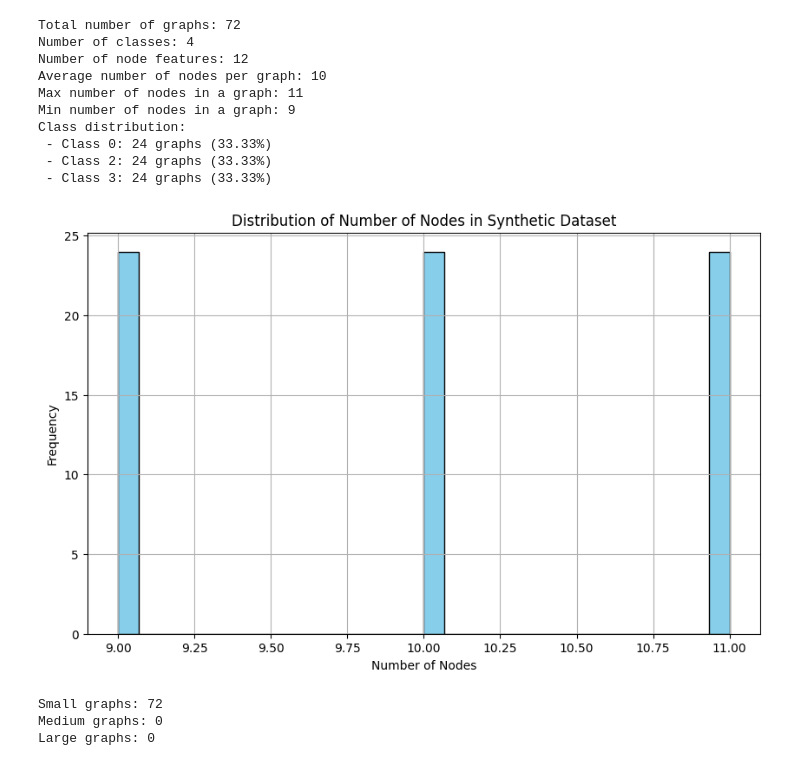
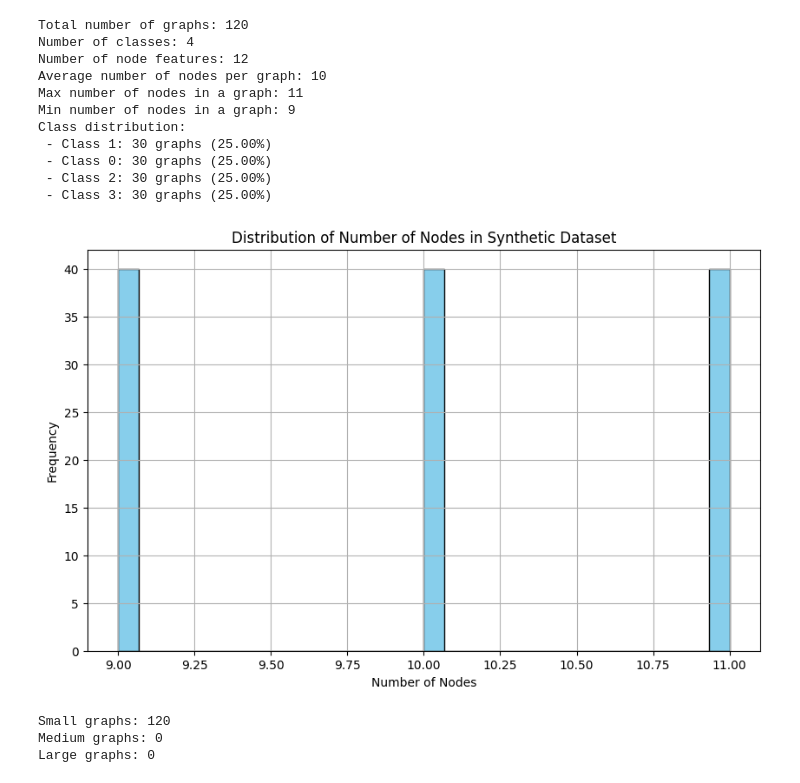
Before and after one commit to tsimiho/gmn, a Jupyter notebook: gmn.ipynb, the cells around one changed output. Cells and saved outputs as stored; diff of their text form; code cells hidden in the pictures.

```diff
--- a/gmn.ipynb
+++ b/gmn.ipynb
@@ -420,24 +196,25 @@ def analyze_dataset(dataset):
 # %%
 # dataset = TUDataset(
 #     root="data", name="MUTAG", use_node_attr=True, transform=NormalizeFeatures()
 # )
 
-dataset = GraphDataset(torch.load("data/cycle_line_star_n2v.pt"))
+dataset = GraphDataset(torch.load("data/cycle_line_star_complete_n2v.pt"))
 
 small_graphs, medium_graphs, large_graphs, classes = analyze_dataset(dataset)
 # %% [output]
-Total number of graphs: 72
+Total number of graphs: 120
 Number of classes: 4
 Number of node features: 12
 Average number of nodes per graph: 10
 Max number of nodes in a graph: 11
 Min number of nodes in a graph: 9
 Class distribution:
- - Class 0: 24 graphs (33.33%)
- - Class 2: 24 graphs (33.33%)
- - Class 3: 24 graphs (33.33%)
+ - Class 1: 30 graphs (25.00%)
+ - Class 0: 30 graphs (25.00%)
+ - Class 2: 30 graphs (25.00%)
+ - Class 3: 30 graphs (25.00%)
-[figure, old version]
+[figure, new version]
-Small graphs: 72
+Small graphs: 120
 Medium graphs: 0
 Large graphs: 0
 # %%
```
Also changed, not shown: parts of 17 cells of this notebook, 4 other files.
